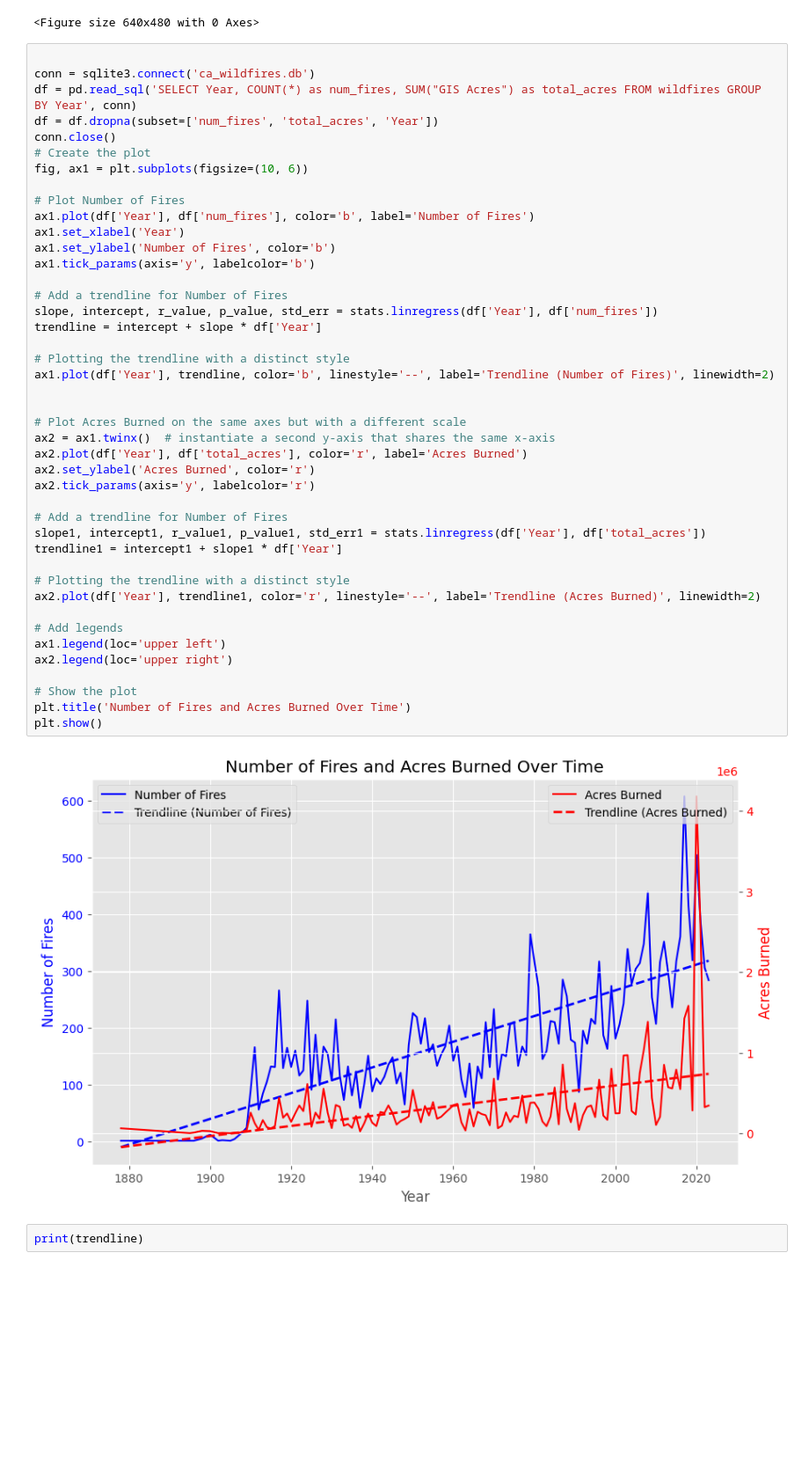
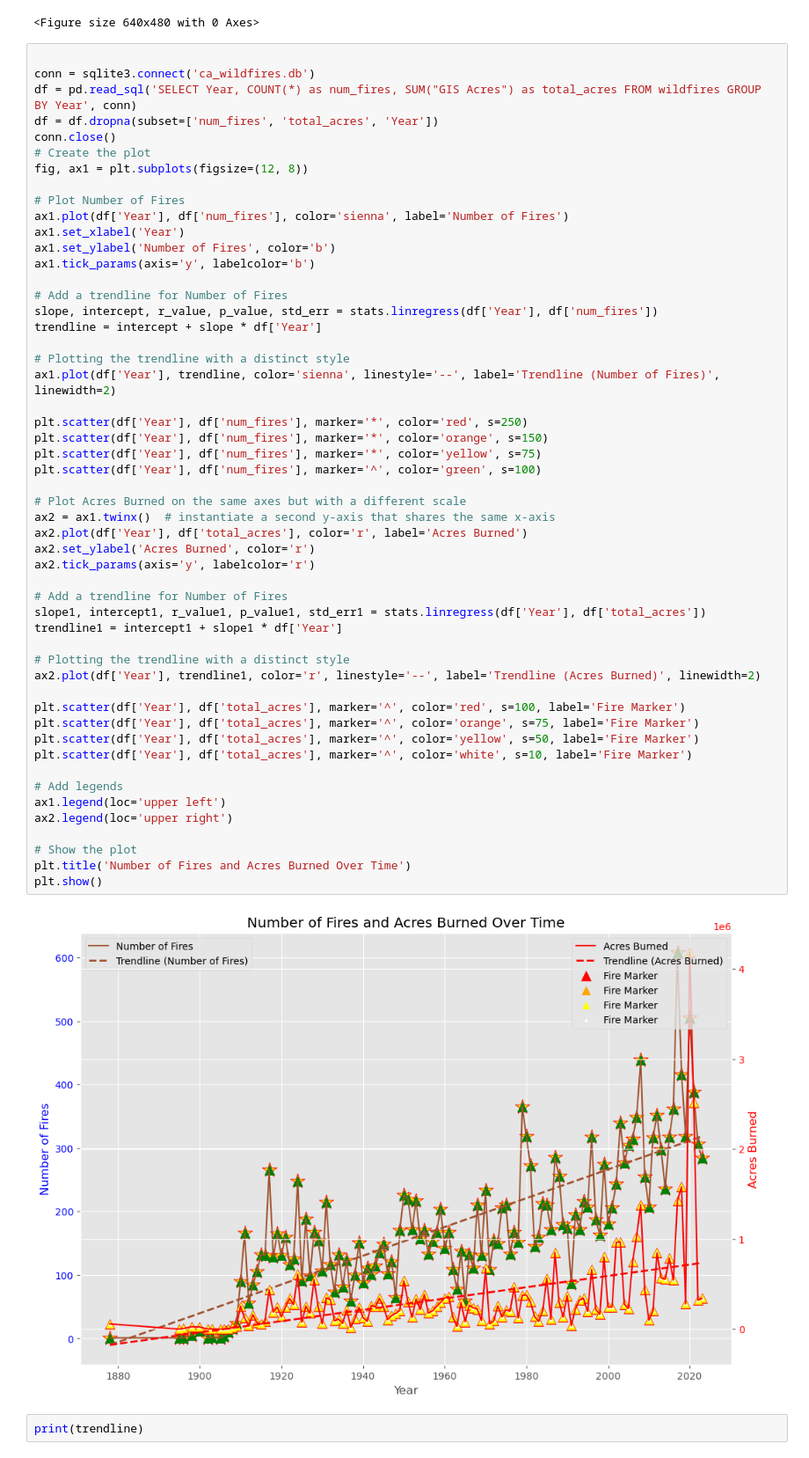
Before and after one commit to wrwr4859/UCB-Project3-Group3, a Jupyter notebook: ca_climate_change.ipynb, the cells around one changed output. Shown at 88% size. Saved outputs shown, nothing was run; the diff lists cells and outputs as text; blank space fills up the shorter version.

```diff
--- a/ca_climate_change.ipynb
+++ b/ca_climate_change.ipynb
@@ -930,44 +930,53 @@ df = pd.read_sql('SELECT Year, COUNT(*) as num_fires, SUM("GIS Acres") as total_
 df = df.dropna(subset=['num_fires', 'total_acres', 'Year'])
 conn.close()
 # Create the plot
-fig, ax1 = plt.subplots(figsize=(10, 6))
+fig, ax1 = plt.subplots(figsize=(12, 8))
 
 # Plot Number of Fires
-ax1.plot(df['Year'], df['num_fires'], color='b', label='Number of Fires')
+ax1.plot(df['Year'], df['num_fires'], color='sienna', label='Number of Fires')
 ax1.set_xlabel('Year')
 ax1.set_ylabel('Number of Fires', color='b')
 ax1.tick_params(axis='y', labelcolor='b')
 
 # Add a trendline for Number of Fires
 slope, intercept, r_value, p_value, std_err = stats.linregress(df['Year'], df['num_fires'])
 trendline = intercept + slope * df['Year']
 
 # Plotting the trendline with a distinct style
-ax1.plot(df['Year'], trendline, color='b', linestyle='--', label='Trendline (Number of Fires)', linewidth=2)
+ax1.plot(df['Year'], trendline, color='sienna', linestyle='--', label='Trendline (Number of Fires)', linewidth=2)
 
+plt.scatter(df['Year'], df['num_fires'], marker='*', color='red', s=250)
+plt.scatter(df['Year'], df['num_fires'], marker='*', color='orange', s=150)
+plt.scatter(df['Year'], df['num_fires'], marker='*', color='yellow', s=75)
+plt.scatter(df['Year'], df['num_fires'], marker='^', color='green', s=100)
 
 # Plot Acres Burned on the same axes but with a different scale
 ax2 = ax1.twinx()  # instantiate a second y-axis that shares the same x-axis
 ax2.plot(df['Year'], df['total_acres'], color='r', label='Acres Burned')
 ax2.set_ylabel('Acres Burned', color='r')
 ax2.tick_params(axis='y', labelcolor='r')
 
 # Add a trendline for Number of Fires
 slope1, intercept1, r_value1, p_value1, std_err1 = stats.linregress(df['Year'], df['total_acres'])
 trendline1 = intercept1 + slope1 * df['Year']
 
 # Plotting the trendline with a distinct style
 ax2.plot(df['Year'], trendline1, color='r', linestyle='--', label='Trendline (Acres Burned)', linewidth=2)
 
+plt.scatter(df['Year'], df['total_acres'], marker='^', color='red', s=100, label='Fire Marker')
+plt.scatter(df['Year'], df['total_acres'], marker='^', color='orange', s=75, label='Fire Marker')
+plt.scatter(df['Year'], df['total_acres'], marker='^', color='yellow', s=50, label='Fire Marker')
+plt.scatter(df['Year'], df['total_acres'], marker='^', color='white', s=10, label='Fire Marker')
+
 # Add legends
 ax1.legend(loc='upper left')
 ax2.legend(loc='upper right')
 
 # Show the plot
 plt.title('Number of Fires and Acres Burned Over Time')
 plt.show()
 # %% [output]
-[figure, old version]
+[figure, new version]
 # %%
 print(trendline)
 # %% [output]
```
